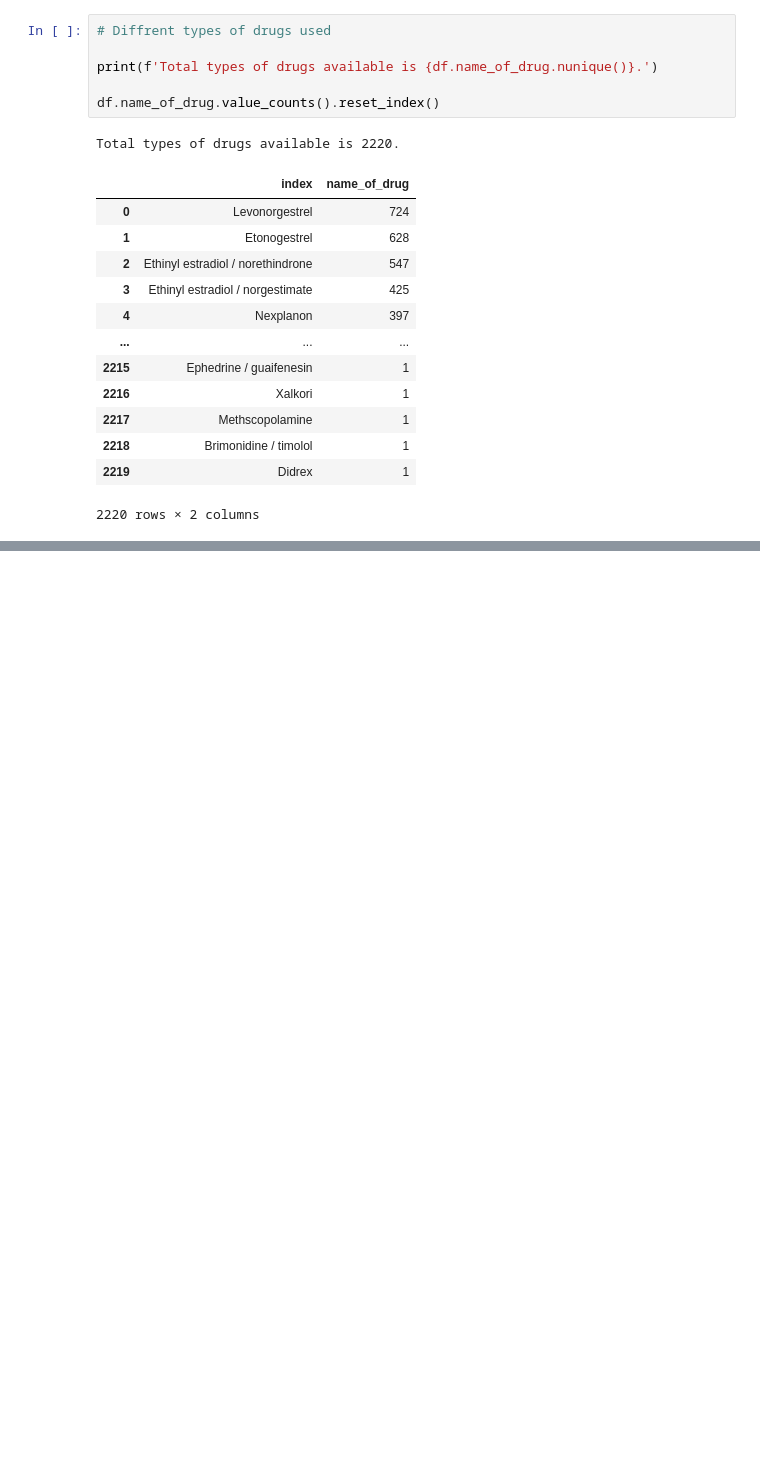
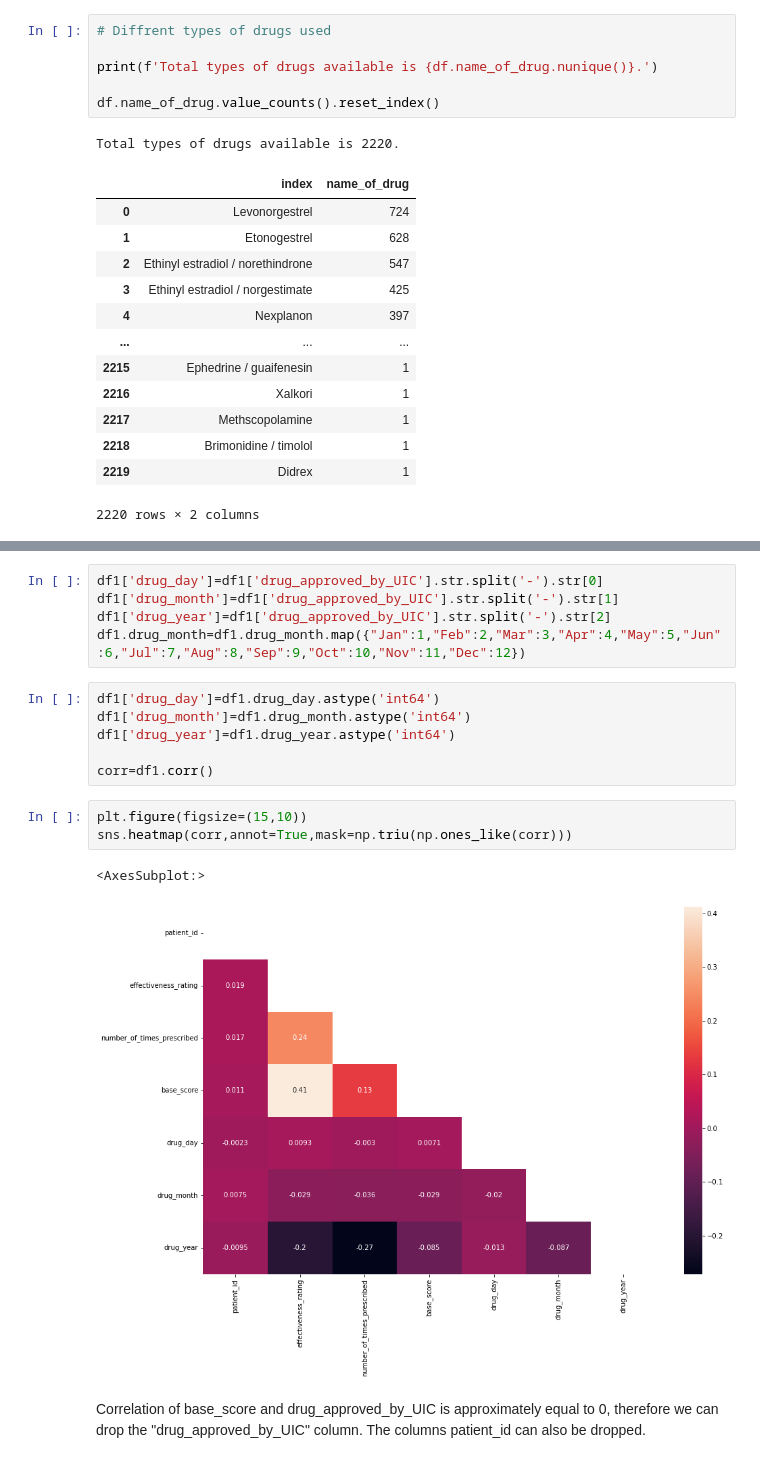
Before and after one commit to JeetDarekar001/Pharmaceutical-Reviews-NLP, a Jupyter notebook: NLP Test.ipynb, the cells around one changed output, grey strips where cells are left out. Saved outputs shown, nothing was run; the diff lists cells and outputs as text; blank space fills up the shorter version.

```diff
--- a/NLP Test.ipynb
+++ b/NLP Test.ipynb
@@ -118,0 +127,20 @@ Birth_control.value_counts().reset_index()
+# %%
+df1['drug_day']=df1['drug_approved_by_UIC'].str.split('-').str[0]
+df1['drug_month']=df1['drug_approved_by_UIC'].str.split('-').str[1]
+df1['drug_year']=df1['drug_approved_by_UIC'].str.split('-').str[2]
+df1.drug_month=df1.drug_month.map({"Jan":1,"Feb":2,"Mar":3,"Apr":4,"May":5,"Jun":6,"Jul":7,"Aug":8,"Sep":9,"Oct":10,"Nov":11,"Dec":12})
+# %%
+df1['drug_day']=df1.drug_day.astype('int64')
+df1['drug_month']=df1.drug_month.astype('int64')
+df1['drug_year']=df1.drug_year.astype('int64')
+
+corr=df1.corr()
+# %%
+plt.figure(figsize=(15,10))
+sns.heatmap(corr,annot=True,mask=np.triu(np.ones_like(corr)))
+# %% [output]
+<AxesSubplot:>
+[figure, added]
+# %% [markdown]
+Correlation of base_score and drug_approved_by_UIC is approximately equal to 0, therefore we can drop the "drug_approved_by_UIC" column.
+The columns patient_id can also be dropped.
```
Also changed, not shown: parts of 67 cells of this notebook.
